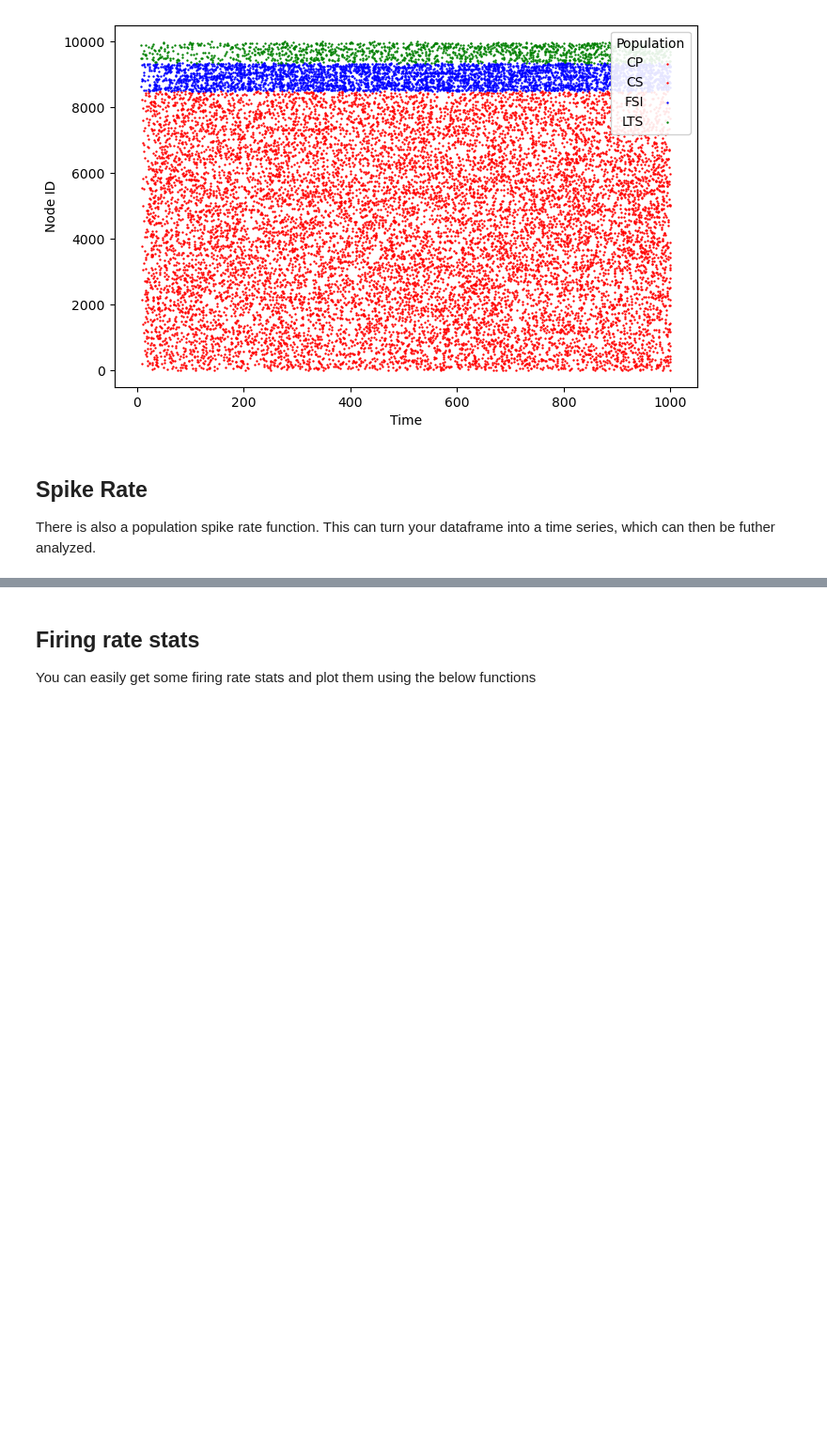
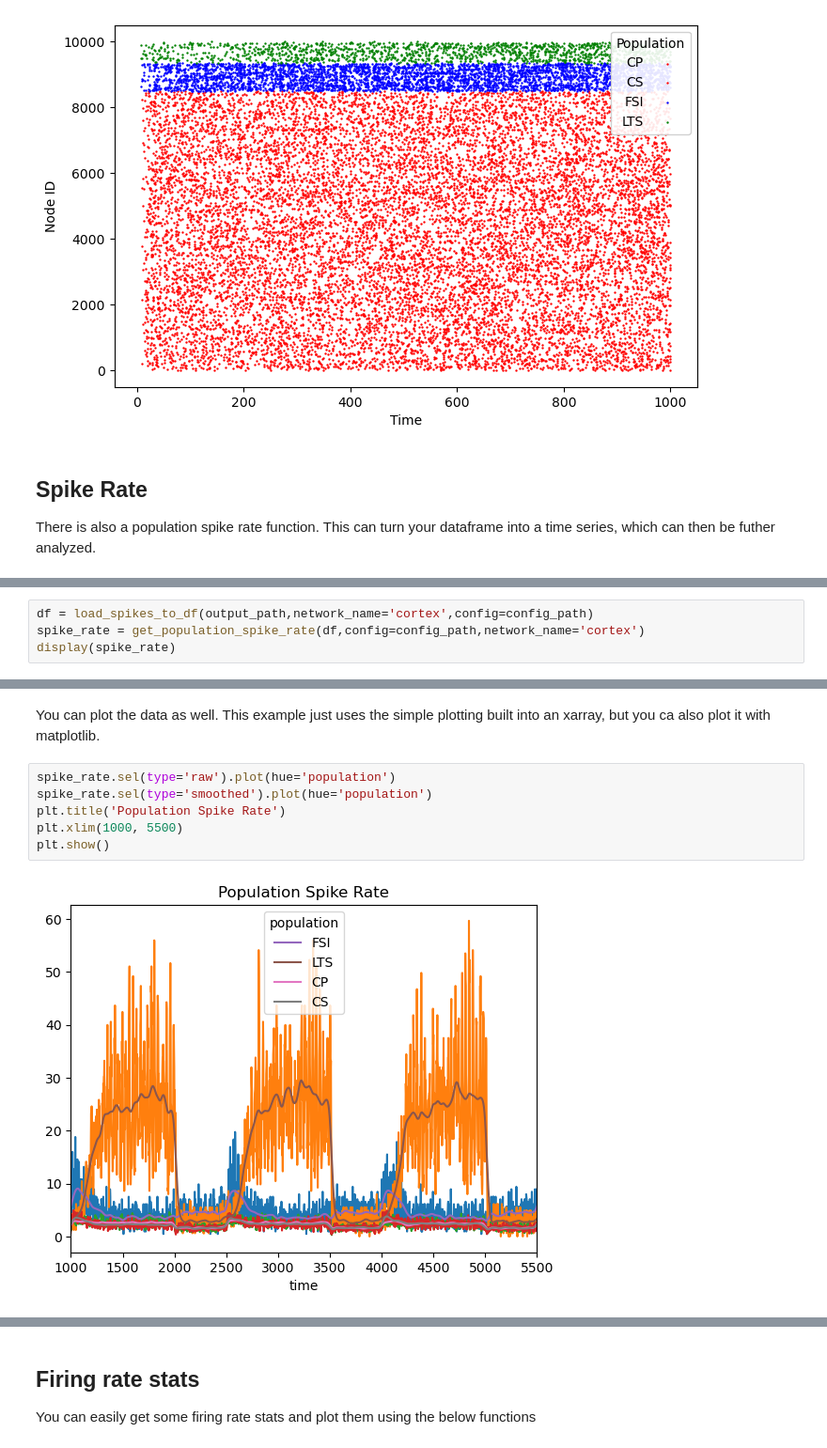
Before and after one commit to cyneuro/bmtool, a Jupyter notebook: docs/examples/notebooks/analysis/spiking/using_spikes.ipynb, the cells around one changed output, grey strips where cells are left out. Shown at 94% size. Saved outputs shown, nothing was run; the diff lists cells and outputs as text; blank space fills up the shorter version.

Commit message:
fixed spikes notebook

```diff
--- a/docs/examples/notebooks/analysis/spiking/using_spikes.ipynb
+++ b/docs/examples/notebooks/analysis/spiking/using_spikes.ipynb
@@ -110,0 +93,4 @@ Grabbing first network; specify a network name to ensure correct node population
+# %%
+df = load_spikes_to_df(output_path,network_name='cortex',config=config_path)
+spike_rate = get_population_spike_rate(df,config=config_path,network_name='cortex')
+display(spike_rate)
@@ -110,0 +115,10 @@ Grabbing first network; specify a network name to ensure correct node population
+# %% [markdown]
+You can plot the data as well. This example just uses the simple plotting built into an xarray, but you ca also plot it with matplotlib.
+# %%
+spike_rate.sel(type='raw').plot(hue='population')
+spike_rate.sel(type='smoothed').plot(hue='population')
+plt.title('Population Spike Rate')
+plt.xlim(1000, 5500)
+plt.show()
+# %% [output]
+[figure, added]
```
Also changed, not shown: parts of 5 cells of this notebook, 1 other file.
